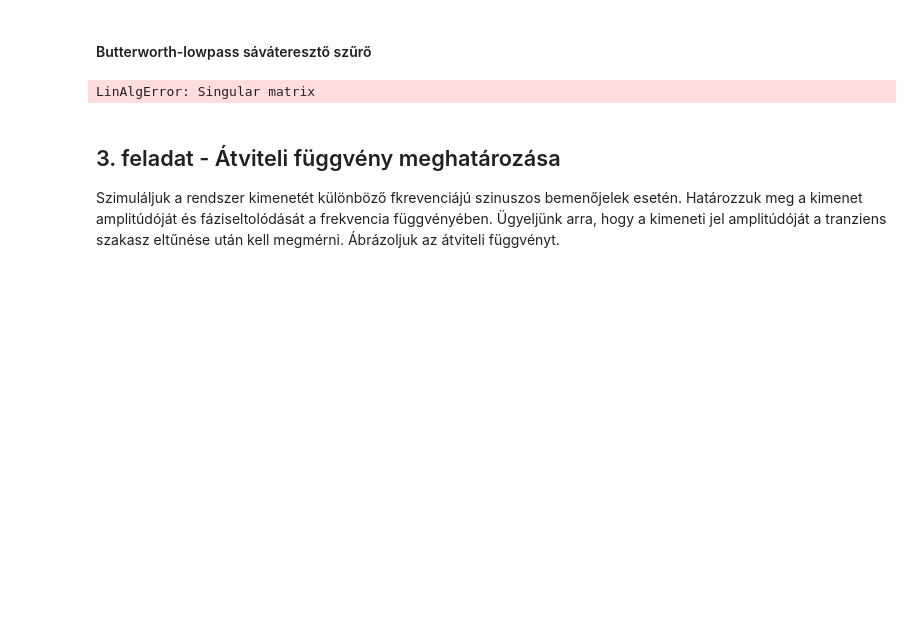
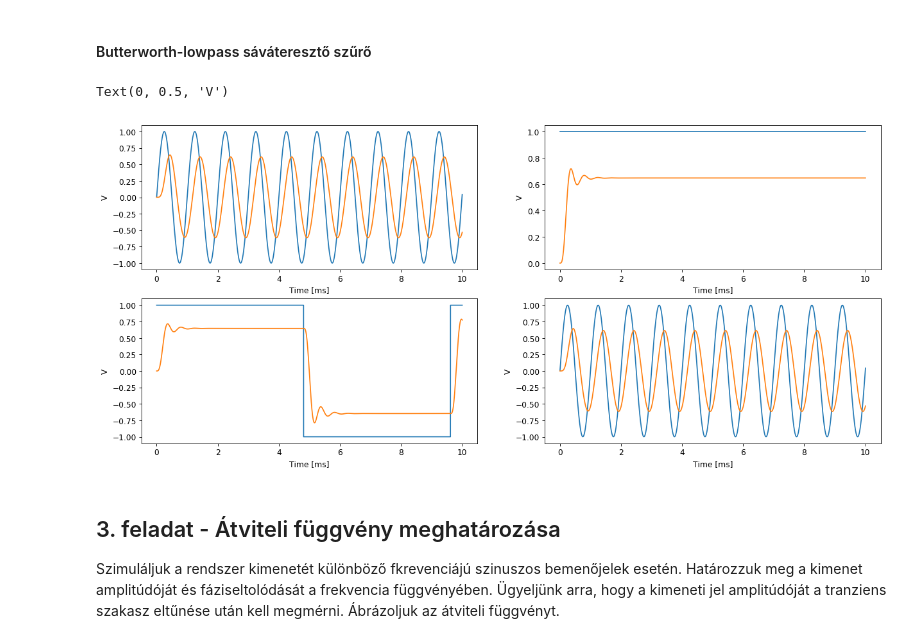
Before and after one commit to Tominano/Numerical-methods-of-physics-II, a Jupyter notebook: 3_feladatsor/3_feladat_Kapolcs.ipynb, the cells around one changed output. Drawn from its saved outputs; the diff is of its cells as text; code cells hidden in the pictures; blank space fills up the shorter version.

```diff
--- a/3_feladatsor/3_feladat_Kapolcs.ipynb
+++ b/3_feladatsor/3_feladat_Kapolcs.ipynb
@@ -356,36 +360,37 @@ c = butterworth_lowpass()
 
 t_sin, s_sin, r_sin = run_transient(c, lambda t: mero_sin(t), tstart=0, tstop=10e-3)
 t_ugras, s_ugras, r_ugras = run_transient(c, lambda t: mero_egysegugras(t), tstart=0, tstop=10e-3)
 # t_imp, s_imp, r_imp = run_transient(c, lambda t: mero_egysegimp(t), tstart=0, tstop=10e-1)
-t_negyszog, s_negyszog, r_negyszog = run_transient(c, lambda t: mero_negyszog(t,1,102), tstart=0, tstop=10e-3)
-# t_negyszog, s_negyszog, r_negyszog = run_transient(c, lambda t: interp1d(t,mero_negyszog(t), kind = 'linear'))
+t_negyszog, s_negyszog, r_negyszog = run_transient(c, lambda t: mero_negyszog(t,1,104), tstart=0, tstop=10e-3)
+# t_negyszog, s_negyszog, r_negyszog = run_transient(c, lambda t: interp1d(t,mero_negyszog(t,1,102), kind = 'linear'))
 
 plt.figure(num=None, figsize=(16, 8), dpi=80, facecolor='w', edgecolor='k')
 plt.subplot(2, 2, 1)
 plt.plot(t_sin * 1e3, s_sin)
 plt.plot(t_sin * 1e3, r_sin)
 plt.xlabel("Time [ms]")
 plt.ylabel("V")
 
 plt.subplot(2, 2, 2)
 plt.plot(t_ugras * 1e3, s_ugras)
 plt.plot(t_ugras * 1e3, r_ugras)
 plt.xlabel("Time [ms]")
 plt.ylabel("V")
 
 plt.subplot(2, 2, 3)
 plt.plot(t_negyszog * 1e3, s_negyszog)
 plt.plot(t_negyszog * 1e3, r_negyszog)
 plt.xlabel("Time [ms]")
 plt.ylabel("V")
 
 plt.subplot(2, 2, 4)
 plt.plot(t_sin * 1e3, s_sin)
 plt.plot(t_sin * 1e3, r_sin)
 plt.xlabel("Time [ms]")
 plt.ylabel("V")
 # %% [output]
-LinAlgError: Singular matrix
+Text(0, 0.5, 'V')
+[figure, added]
 # %%
 # def mero_sin_int(t):
 #     jel = lambda t: interp1d(t,mero_sin(t), kind = 'linear')
```
Also changed, not shown: parts of 3 cells of this notebook.
